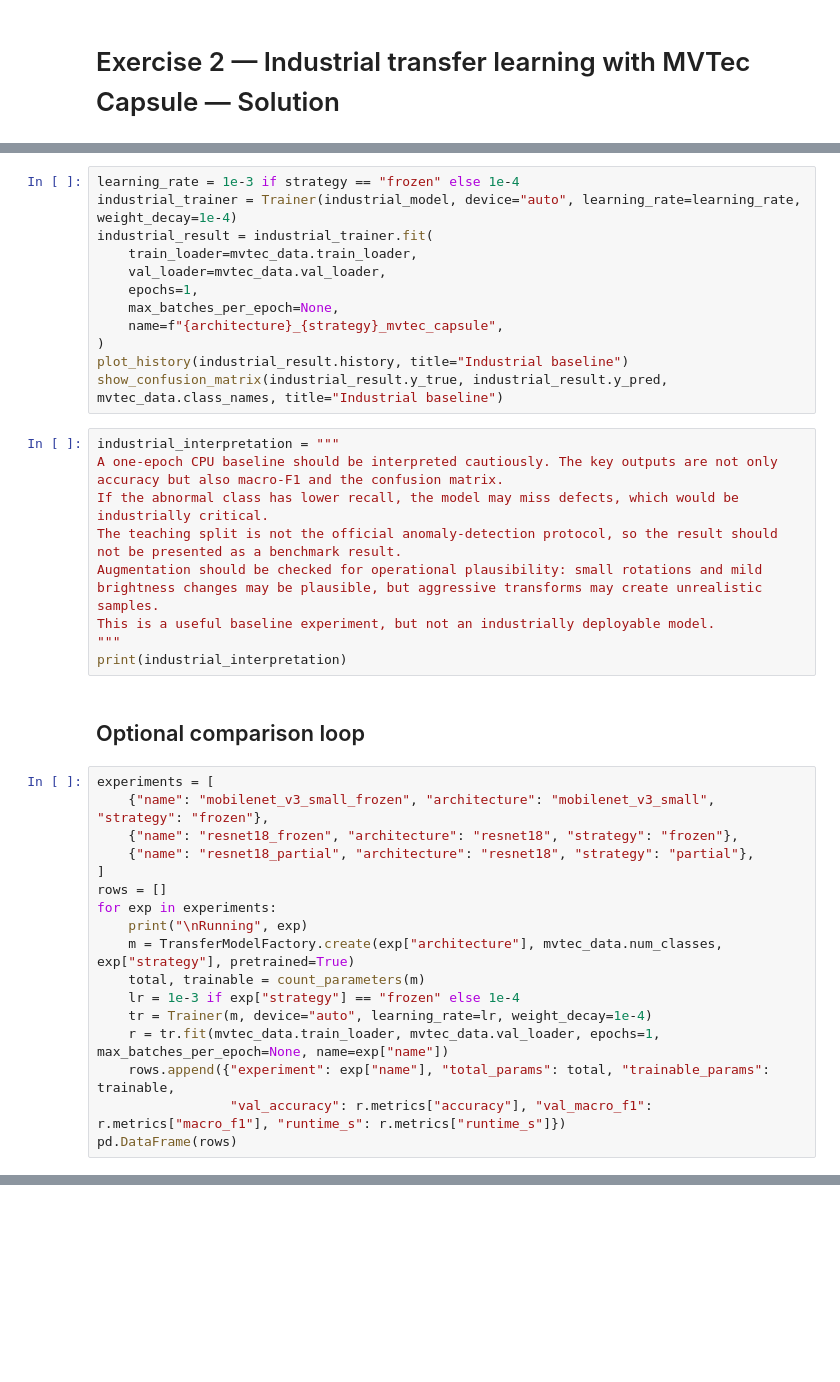
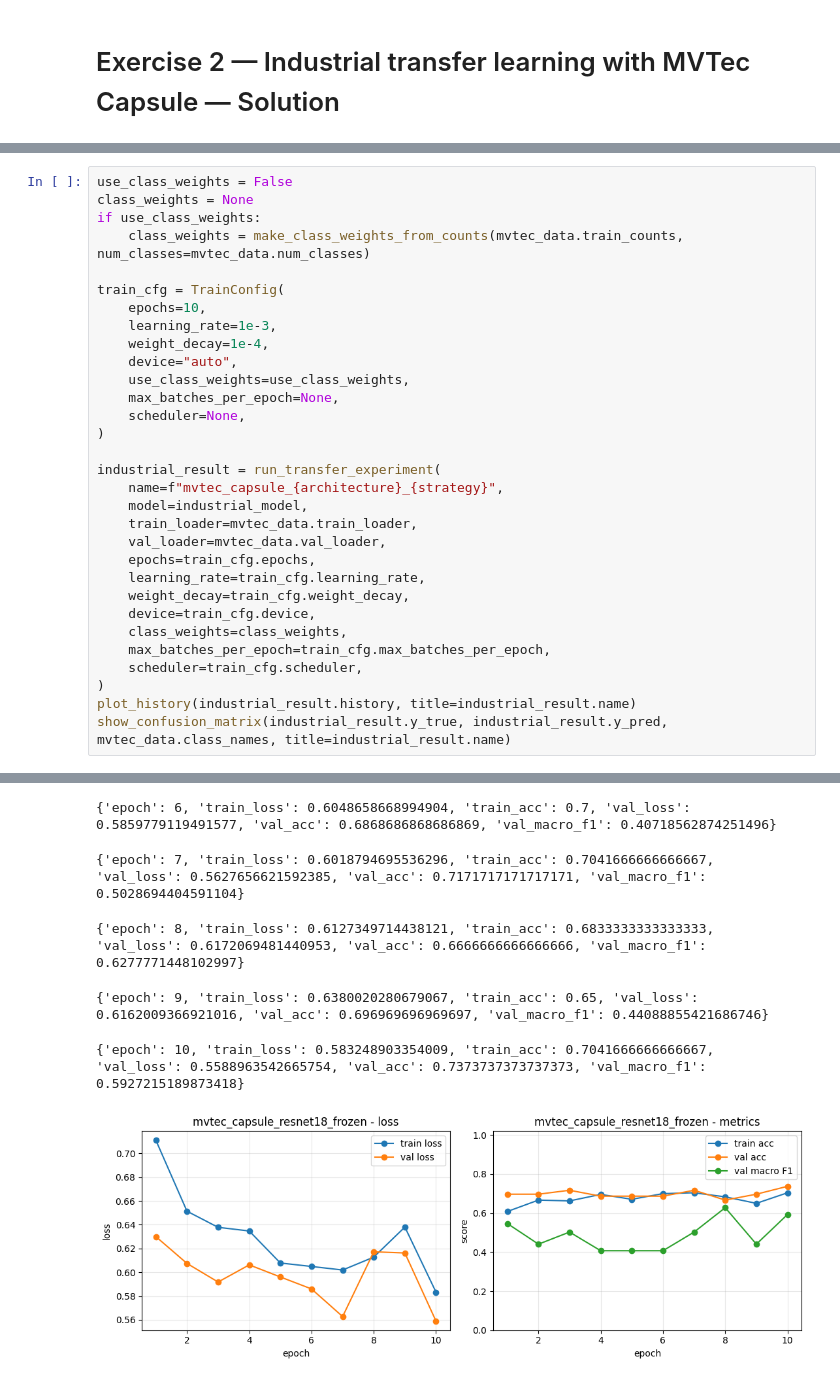
Before and after one commit to GianMan89/AUT-RUB_CV4IS_Exercise_2, a Jupyter notebook: notebooks/solutions/02_industrial_mvtec_capsule_transfer_learning_solution.ipynb, the cells around one changed output, grey strips where cells are left out. Cells and saved outputs as stored; diff of their text form; blank space fills up the shorter version.

```diff
--- a/notebooks/solutions/02_industrial_mvtec_capsule_transfer_learning_solution.ipynb
+++ b/notebooks/solutions/02_industrial_mvtec_capsule_transfer_learning_solution.ipynb
@@ -54,40 +98,32 @@ for row in describe_trainable_parameters(industrial_model):
-# %%
-learning_rate = 1e-3 if strategy == "frozen" else 1e-4
-industrial_trainer = Trainer(industrial_model, device="auto", learning_rate=learning_rate, weight_decay=1e-4)
-industrial_result = industrial_trainer.fit(
-    train_loader=mvtec_data.train_loader,
-    val_loader=mvtec_data.val_loader,
-    epochs=1,
-    max_batches_per_epoch=None,
-    name=f"{architecture}_{strategy}_mvtec_capsule",
-)
-plot_history(industrial_result.history, title="Industrial baseline")
-show_confusion_matrix(industrial_result.y_true, industrial_result.y_pred, mvtec_data.class_names, title="Industrial baseline")
-# %%
-industrial_interpretation = """
-A one-epoch CPU baseline should be interpreted cautiously. The key outputs are not only accuracy but also macro-F1 and the confusion matrix.
-If the abnormal class has lower recall, the model may miss defects, which would be industrially critical.
-The teaching split is not the official anomaly-detection protocol, so the result should not be presented as a benchmark result.
-Augmentation should be checked for operational plausibility: small rotations and mild brightness changes may be plausible, but aggressive transforms may create unrealistic samples.
-This is a useful baseline experiment, but not an industrially deployable model.
-"""
-print(industrial_interpretation)
-# %% [markdown]
-## Optional comparison loop
-# %%
-experiments = [
-    {"name": "mobilenet_v3_small_frozen", "architecture": "mobilenet_v3_small", "strategy": "frozen"},
-    {"name": "resnet18_frozen", "architecture": "resnet18", "strategy": "frozen"},
-    {"name": "resnet18_partial", "architecture": "resnet18", "strategy": "partial"},
-]
-rows = []
-for exp in experiments:
-    print("\nRunning", exp)
-    m = TransferModelFactory.create(exp["architecture"], mvtec_data.num_classes, exp["strategy"], pretrained=True)
-    total, trainable = count_parameters(m)
-    lr = 1e-3 if exp["strategy"] == "frozen" else 1e-4
-    tr = Trainer(m, device="auto", learning_rate=lr, weight_decay=1e-4)
-    r = tr.fit(mvtec_data.train_loader, mvtec_data.val_loader, epochs=1, max_batches_per_epoch=None, name=exp["name"])
-    rows.append({"experiment": exp["name"], "total_params": total, "trainable_params": trainable,
-                 "val_accuracy": r.metrics["accuracy"], "val_macro_f1": r.metrics["macro_f1"], "runtime_s": r.metrics["runtime_s"]})
-pd.DataFrame(rows)
+# %%
+use_class_weights = False
+class_weights = None
+if use_class_weights:
+    class_weights = make_class_weights_from_counts(mvtec_data.train_counts, num_classes=mvtec_data.num_classes)
+
+train_cfg = TrainConfig(
+    epochs=10,
+    learning_rate=1e-3,
+    weight_decay=1e-4,
+    device="auto",
+    use_class_weights=use_class_weights,
+    max_batches_per_epoch=None,
+    scheduler=None,
+)
+
+industrial_result = run_transfer_experiment(
+    name=f"mvtec_capsule_{architecture}_{strategy}",
+    model=industrial_model,
+    train_loader=mvtec_data.train_loader,
+    val_loader=mvtec_data.val_loader,
+    epochs=train_cfg.epochs,
+    learning_rate=train_cfg.learning_rate,
+    weight_decay=train_cfg.weight_decay,
+    device=train_cfg.device,
+    class_weights=class_weights,
+    max_batches_per_epoch=train_cfg.max_batches_per_epoch,
+    scheduler=train_cfg.scheduler,
+)
+plot_history(industrial_result.history, title=industrial_result.name)
+show_confusion_matrix(industrial_result.y_true, industrial_result.y_pred, mvtec_data.class_names, title=industrial_result.name)
+# %% [output]
@@ -93,0 +136,6 @@ pd.DataFrame(rows)
+{'epoch': 6, 'train_loss': 0.6048658668994904, 'train_acc': 0.7, 'val_loss': 0.5859779119491577, 'val_acc': 0.6868686868686869, 'val_macro_f1': 0.40718562874251496}
+{'epoch': 7, 'train_loss': 0.6018794695536296, 'train_acc': 0.7041666666666667, 'val_loss': 0.5627656621592385, 'val_acc': 0.7171717171717171, 'val_macro_f1': 0.5028694404591104}
+{'epoch': 8, 'train_loss': 0.6127349714438121, 'train_acc': 0.6833333333333333, 'val_loss': 0.6172069481440953, 'val_acc': 0.6666666666666666, 'val_macro_f1': 0.6277771448102997}
+{'epoch': 9, 'train_loss': 0.6380020280679067, 'train_acc': 0.65, 'val_loss': 0.6162009366921016, 'val_acc': 0.696969696969697, 'val_macro_f1': 0.44088855421686746}
+{'epoch': 10, 'train_loss': 0.583248903354009, 'train_acc': 0.7041666666666667, 'val_loss': 0.5588963542665754, 'val_acc': 0.7373737373737373, 'val_macro_f1': 0.5927215189873418}
+[figure, added]
```
Also changed, not shown: parts of 9 cells of this notebook, 1 other file.
